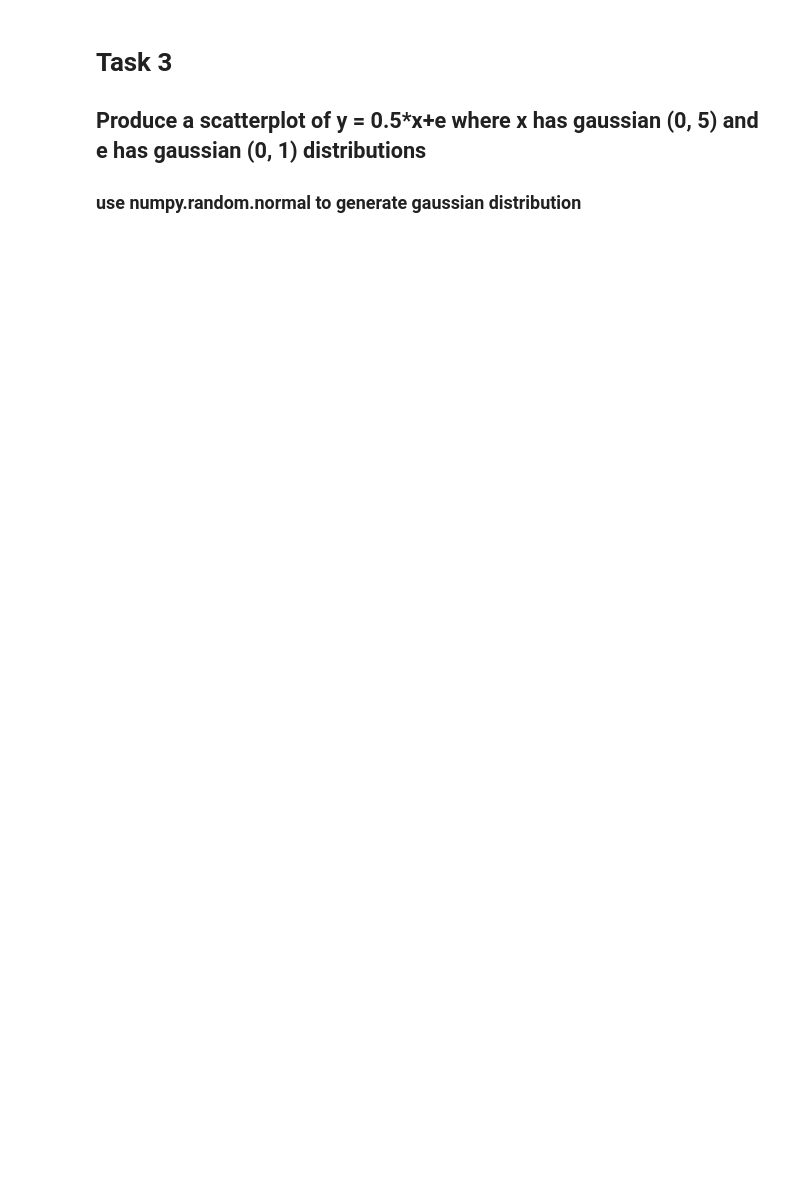
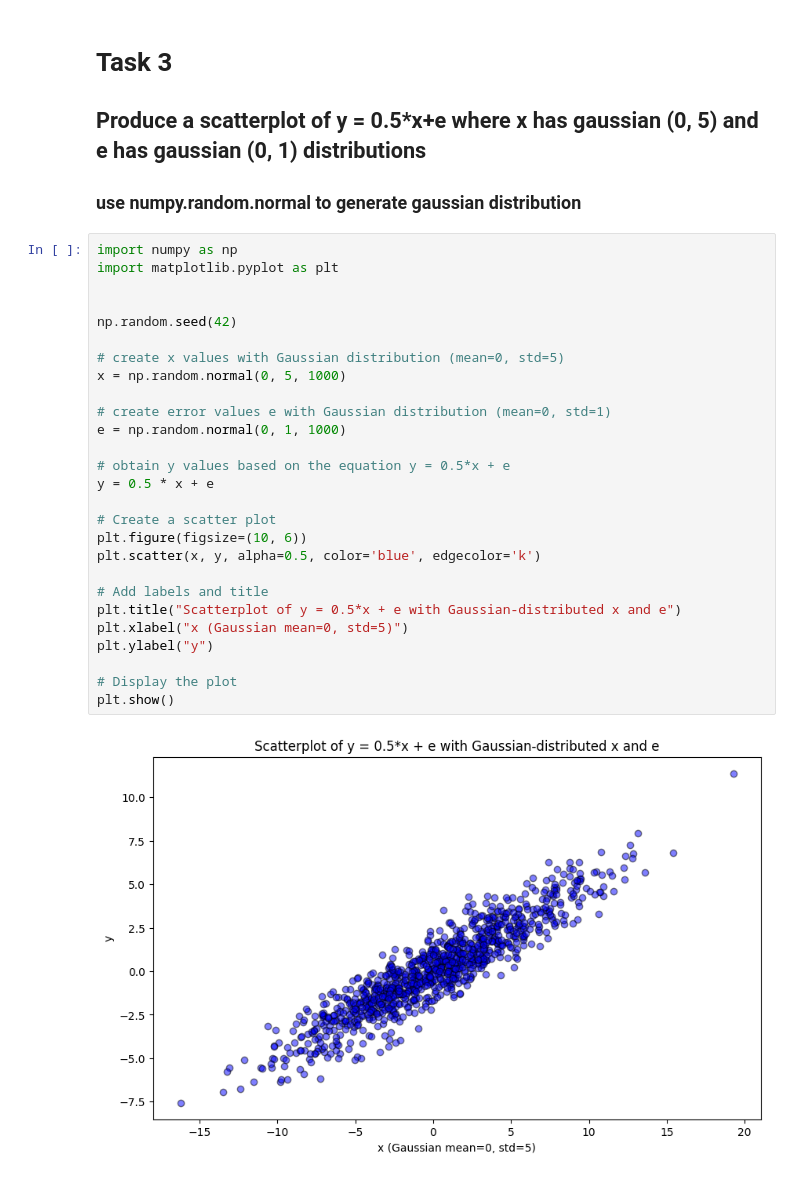
Before and after one commit to yashraj-28/Practice0, a Jupyter notebook: ygaikwad.ipynb, the cells around one changed output. Saved outputs shown, nothing was run; the diff lists cells and outputs as text; blank space fills up the shorter version.

```diff
--- a/ygaikwad.ipynb
+++ b/ygaikwad.ipynb
@@ -97,3 +132,32 @@ histogram = plt.hist(heads, bins=10)
 # Task 3
 ## Produce a scatterplot of y = 0.5*x+e where x has gaussian (0, 5) and e has gaussian (0, 1) distributions
 ### use numpy.random.normal to generate gaussian distribution
+# %%
+import numpy as np
+import matplotlib.pyplot as plt
+
+
+np.random.seed(42)
+
+# create x values with Gaussian distribution (mean=0, std=5)
+x = np.random.normal(0, 5, 1000)
+
+# create error values e with Gaussian distribution (mean=0, std=1)
+e = np.random.normal(0, 1, 1000)
+
+# obtain y values based on the equation y = 0.5*x + e
+y = 0.5 * x + e
+
+# Create a scatter plot
+plt.figure(figsize=(10, 6))
+plt.scatter(x, y, alpha=0.5, color='blue', edgecolor='k')
+
+# Add labels and title
+plt.title("Scatterplot of y = 0.5*x + e with Gaussian-distributed x and e")
+plt.xlabel("x (Gaussian mean=0, std=5)")
+plt.ylabel("y")
+
+# Display the plot
+plt.show()
+# %% [output]
+[figure, added]
```
Also changed, not shown: parts of 6 cells of this notebook.
